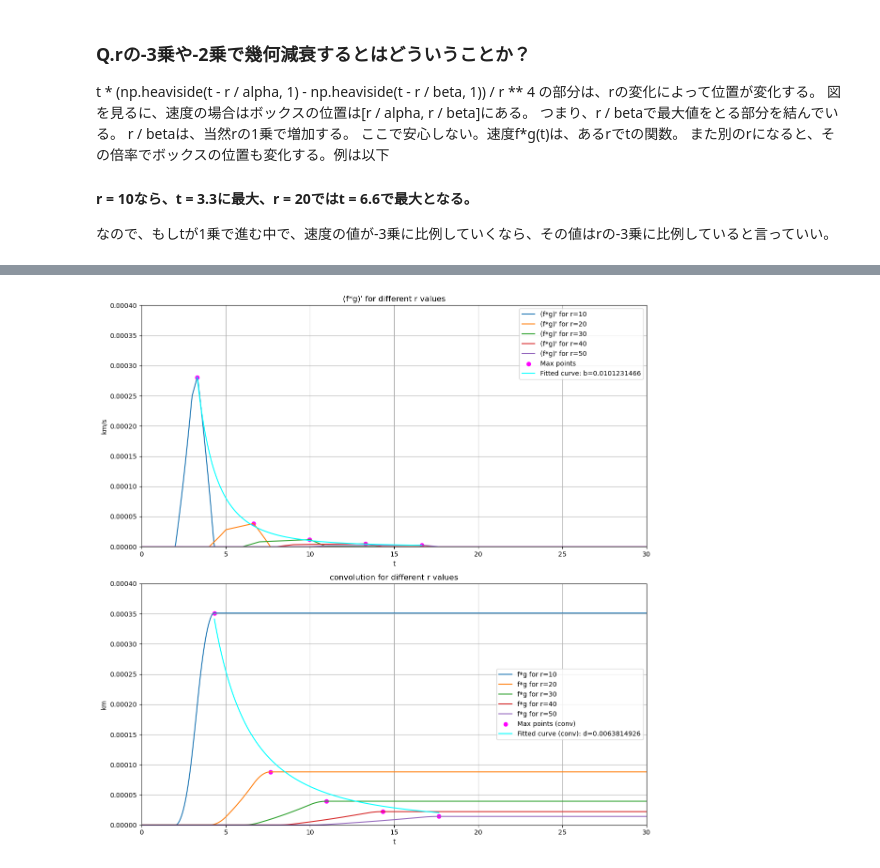
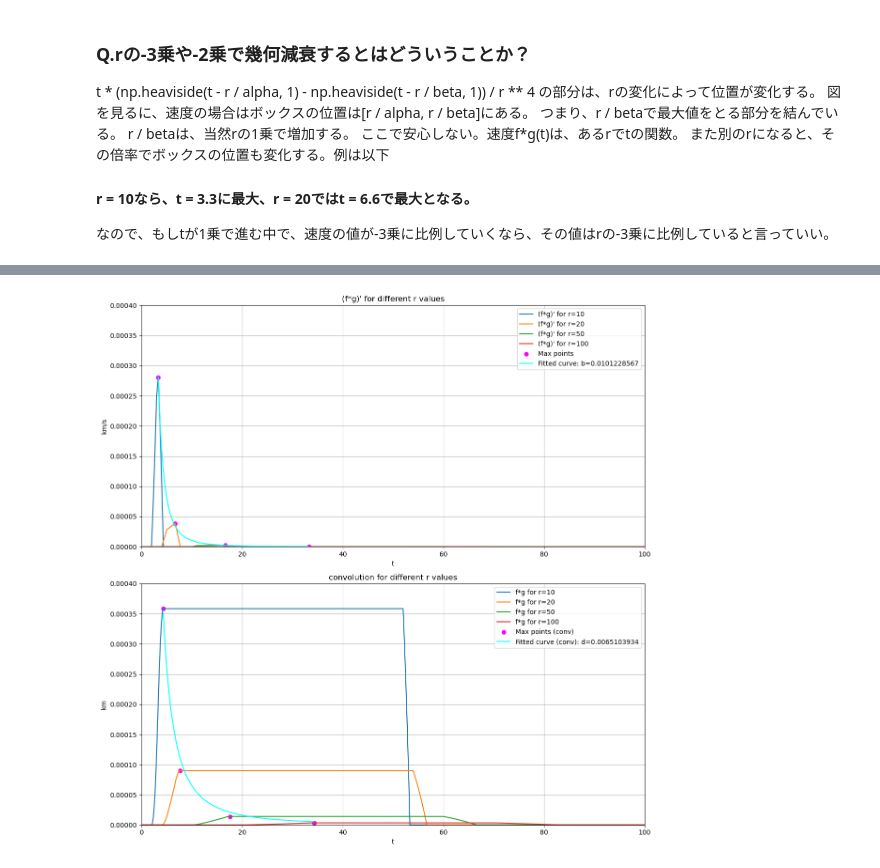
Before and after one commit to SKvr-46/Wavenumber_Spectrum, a Jupyter notebook: Convolution.ipynb, the cells around one changed output, grey strips where cells are left out. Saved outputs shown, nothing was run; the diff lists cells and outputs as text; code cells hidden in the pictures.

```diff
--- a/Convolution.ipynb
+++ b/Convolution.ipynb
@@ -734,7 +734,7 @@ from scipy.optimize import curve_fit
 # パラメータ
 alpha = 5
 beta = 3
-r_values = [10, 20, 50, 90]
+r_values = [10, 20, 50, 100]
 
 # 畳み込む関数
 def f(t):
@@ -744,11 +744,11 @@ def g(t, r):
     return t * (np.heaviside(t - r / alpha, 1) - np.heaviside(t - r / beta, 1)) / r ** 4
 
 # tの値
-t = np.linspace(0, 30, 1000)
+t = np.linspace(0, 50, 1000)
 dt = t[1] - t[0]
 
 # 畳み込み積分用の範囲
-t_full = np.linspace(0, 60, len(t) * 2 - 1)
+t_full = np.linspace(0, 100, len(t) * 2 - 1)
 
 # subplot設定
 fig, axs = plt.subplots(2, 1, figsize=(12, 12))
@@ -813,7 +813,7 @@ y_fit_conv = func_2d(t_fit_conv, d_opt)
 for ax in axs:
     ax.legend()
     ax.grid(True)
-    ax.set_xlim([0, 60])
+    ax.set_xlim([0, 100])
     ax.set_ylim([0, 0.0004])
 
 # Plot max_t_values and max_values
@@ -909,7 +909,7 @@ from scipy.optimize import curve_fit
 # パラメータ
 alpha = 5
 beta = 3
-r_values = [10, 20, 50, 90]
+r_values = [10, 20, 50, 100]
 
 # 畳み込む関数
 def f(t):
@@ -919,11 +919,11 @@ def g(t, r):
     return t * (np.heaviside(t - r / alpha, 1) - np.heaviside(t - r / beta, 1)) / r ** 4
 
 # tの値
-t = np.linspace(0, 30, 1000)
+t = np.linspace(0, 50, 1000)
 dt = t[1] - t[0]
 
 # 畳み込み積分用の範囲
-t_full = np.linspace(0, 60, len(t) * 2 - 1)
+t_full = np.linspace(0, 100, len(t) * 2 - 1)
 
 # subplot設定
 fig, axs = plt.subplots(2, 1, figsize=(12, 12))
@@ -988,7 +988,7 @@ y_fit_conv = func_2d(t_fit_conv, d_opt)
 for ax in axs:
     ax.legend()
     ax.grid(True)
-    ax.set_xlim([0, 60])
+    ax.set_xlim([0, 100])
     ax.set_ylim([0, 0.0004])
 
 # Plot max_t_values and max_values
@@ -1084,7 +1084,7 @@ from scipy.optimize import curve_fit
 # パラメータ
 alpha = 5
 beta = 3
-r_values = [10, 20, 30, 40, 50]
+r_values = [10, 20, 50, 100]
 
 # 畳み込む関数
 def f(t):
@@ -1099,11 +1099,11 @@ def g(t, r):
     return t * (np.heaviside(t - r / alpha, 1) - np.heaviside(t - r / beta, 1)) / r ** 4
 
 # tの値
-t = np.linspace(0, 30, 1000)
+t = np.linspace(0, 50, 1000)
 dt = t[1] - t[0]
 
 # 畳み込み積分用の範囲
-t_full = np.linspace(0, 60, len(t) * 2 - 1)
+t_full = np.linspace(0, 100, len(t) * 2 - 1)
 
 # subplot設定
 fig, axs = plt.subplots(2, 1, figsize=(12, 12))
@@ -1166,35 +1166,35 @@ t_fit_conv = np.linspace(min(max_t_values_conv), max(max_t_values_conv), 500)
 y_fit_conv = func_2d(t_fit_conv, d_opt)
 
 # Add legends and titles
 for ax in axs:
     ax.legend()
     ax.grid(True)
-    ax.set_xlim([0, 30])
+    ax.set_xlim([0, 100])
     ax.set_ylim([0, 0.0004])
 
 # Plot max_t_values and max_values
 axs[0].scatter(max_t_values, max_values, color='magenta', label='Max points')
 axs[0].plot(t_fit, y_fit, color='cyan', label=f'Fitted curve: b={b_opt:.10f}')
 axs[0].legend()
 
 # Plot the new fitted function in axs[1]
 axs[1].scatter(max_t_values_conv, max_values_conv, color='magenta', label='Max points (conv)')
 axs[1].plot(t_fit_conv, y_fit_conv, color='cyan', label=f'Fitted curve (conv): d={d_opt:.10f}')
 axs[1].legend()
 
 # Titles and labels
 axs[0].set_title("(f*g)' for different r values")
 axs[0].set_xlabel('t')
 axs[0].set_ylabel('km/s')
 
 axs[1].set_title("convolution for different r values")
 axs[1].set_xlabel('t')
 axs[1].set_ylabel('km')
 
 plt.tight_layout()
 plt.show()
 # %% [output]
-[figure, old version]
+[figure, new version]
 # %%
 import matplotlib.pyplot as plt
 import numpy as np
```
Also changed, not shown: parts of 5 cells of this notebook.
